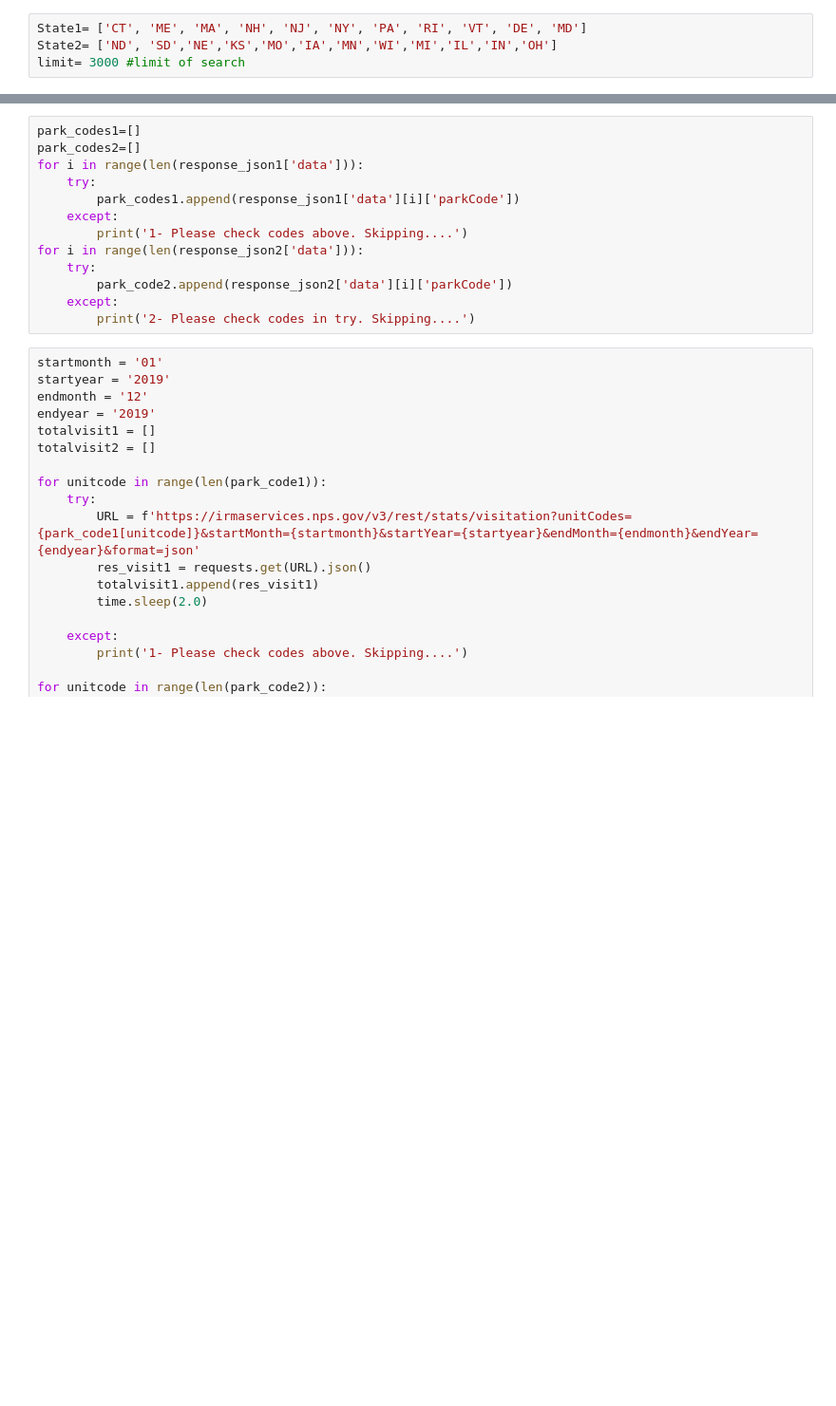
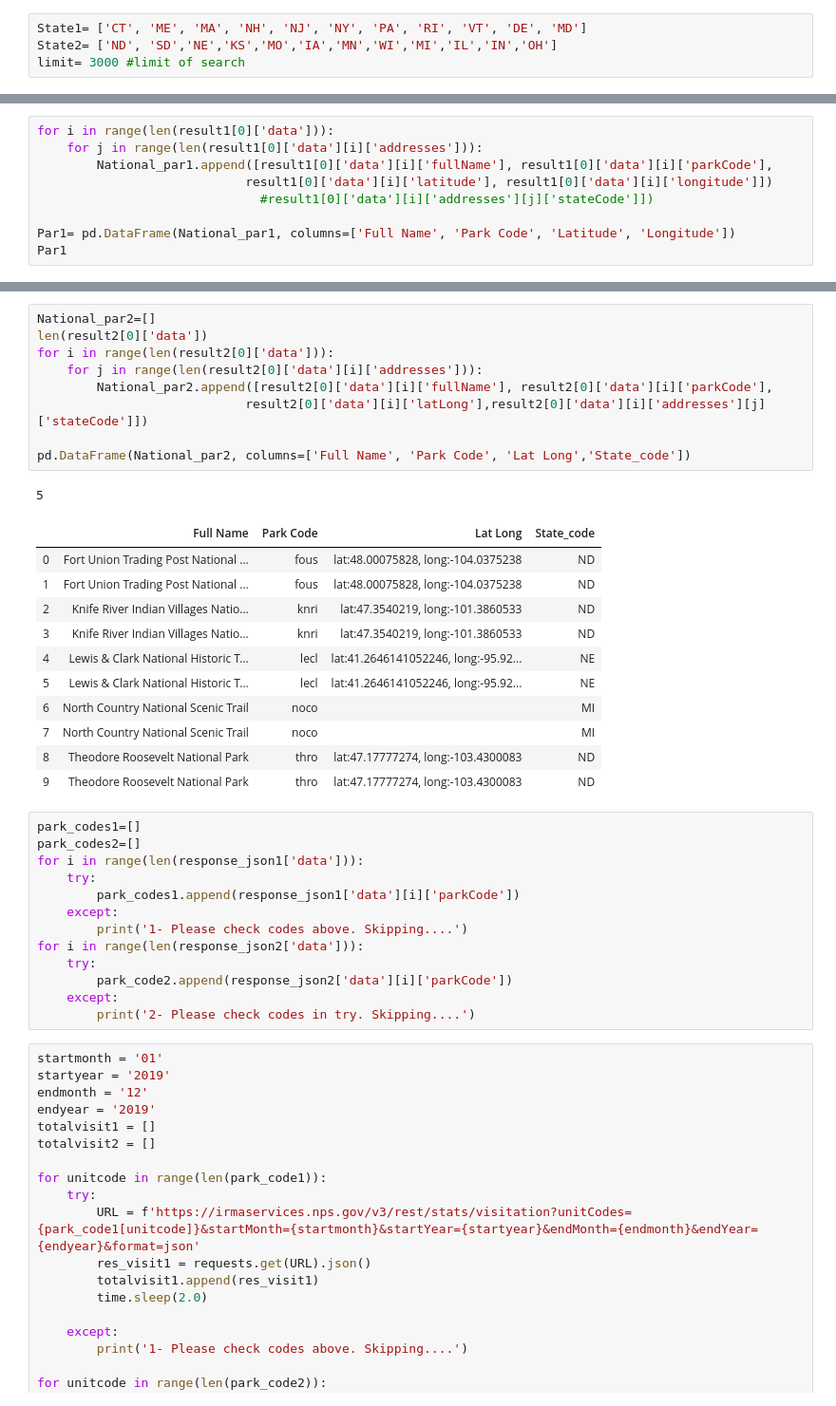
Before and after one commit to Eng-Hisham991/National_Park_Analysis, a Jupyter notebook: Northeast by Midwest .ipynb, the cells around one changed output, grey strips where cells are left out. Shown at 95% size. Cells and saved outputs as stored; diff of their text form; blank space fills up the shorter version.

```diff
--- a/Northeast by Midwest .ipynb
+++ b/Northeast by Midwest .ipynb
@@ -45,0 +55,9 @@ for url in urls2:
+# %%
+for i in range(len(result1[0]['data'])):
+    for j in range(len(result1[0]['data'][i]['addresses'])):
+        National_par1.append([result1[0]['data'][i]['fullName'], result1[0]['data'][i]['parkCode'],
+                            result1[0]['data'][i]['latitude'], result1[0]['data'][i]['longitude']])
+                              #result1[0]['data'][i]['addresses'][j]['stateCode']])
+
+Par1= pd.DataFrame(National_par1, columns=['Full Name', 'Park Code', 'Latitude', 'Longitude'])
+Par1
@@ -46,3 +86,25 @@ for url in urls2:
+# %%
+National_par2=[]
+len(result2[0]['data'])
+for i in range(len(result2[0]['data'])):
+    for j in range(len(result2[0]['data'][i]['addresses'])):
+        National_par2.append([result2[0]['data'][i]['fullName'], result2[0]['data'][i]['parkCode'],
+                            result2[0]['data'][i]['latLong'],result2[0]['data'][i]['addresses'][j]['stateCode']])
+
+pd.DataFrame(National_par2, columns=['Full Name', 'Park Code', 'Lat Long','State_code'])
+# %% [output]
+5
+|  | Full Name | Park Code | Lat Long | State_code |
+| 0 | Fort Union Trading Post National ... | fous | lat:48.00075828, long:-104.0375238 | ND |
+| 1 | Fort Union Trading Post National ... | fous | lat:48.00075828, long:-104.0375238 | ND |
+| 2 | Knife River Indian Villages Natio... | knri | lat:47.3540219, long:-101.3860533 | ND |
+| 3 | Knife River Indian Villages Natio... | knri | lat:47.3540219, long:-101.3860533 | ND |
+| 4 | Lewis & Clark National Historic T... | lecl | lat:41.2646141052246, long:-95.92... | NE |
+| 5 | Lewis & Clark National Historic T... | lecl | lat:41.2646141052246, long:-95.92... | NE |
+| 6 | North Country National Scenic Trail | noco |  | MI |
+| 7 | North Country National Scenic Trail | noco |  | MI |
+| 8 | Theodore Roosevelt National Park | thro | lat:47.17777274, long:-103.4300083 | ND |
+| 9 | Theodore Roosevelt National Park | thro | lat:47.17777274, long:-103.4300083 | ND |
 # %%
 park_codes1=[]
 park_codes2=[]
```
Also changed, not shown: parts of 25 cells of this notebook, 2 other files.
